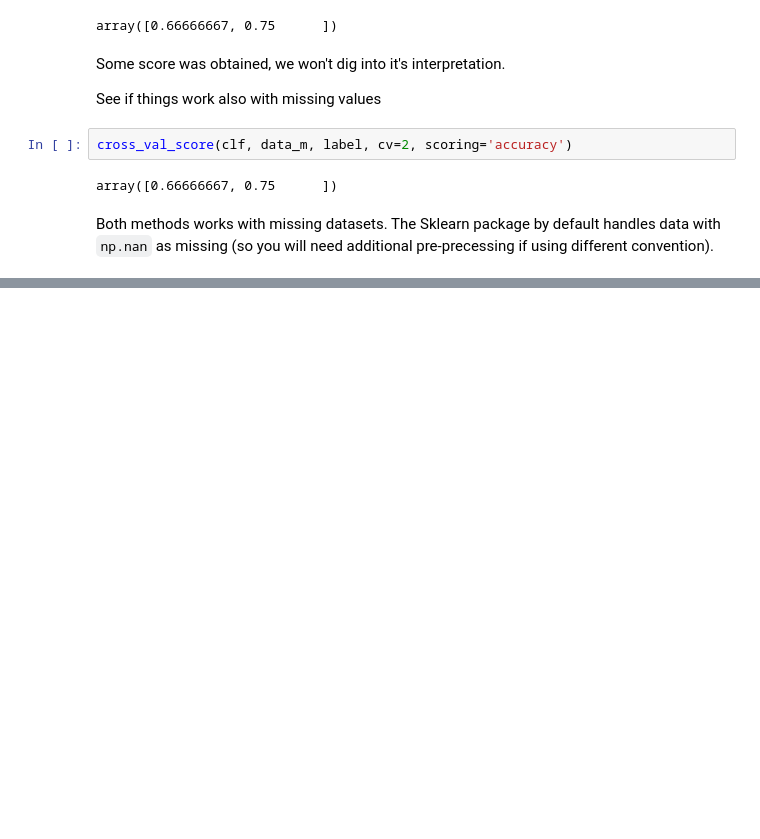
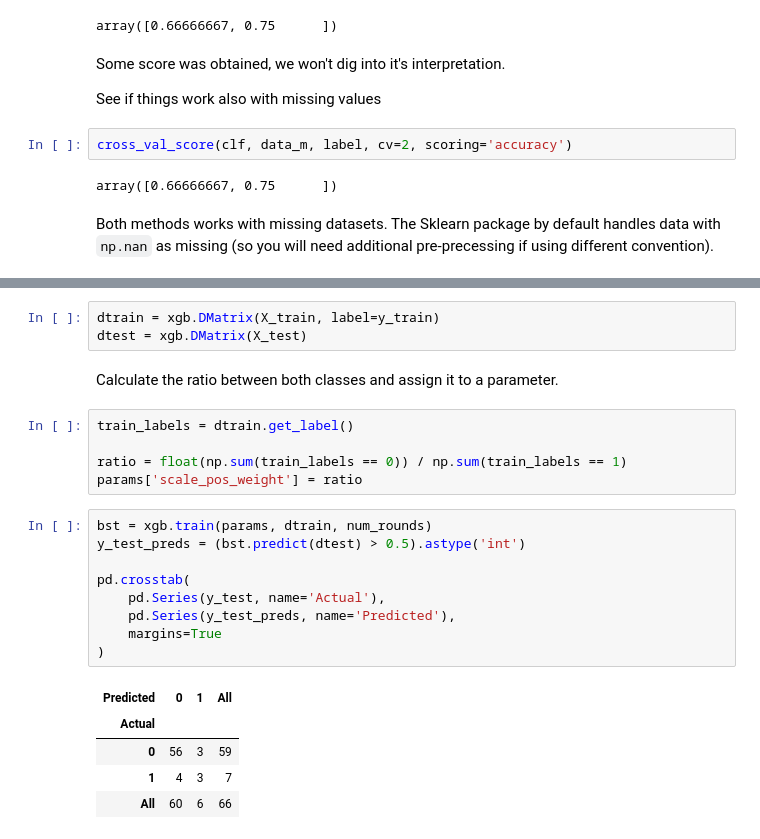
Before and after one commit to JKChang2015/Machine_Learning, a Jupyter notebook: XGBoost/Practical XGBoost.ipynb, the cells around one changed output, grey strips where cells are left out. Cells and saved outputs as stored; diff of their text form; blank space fills up the shorter version.

```diff
--- a/XGBoost/Practical XGBoost.ipynb
+++ b/XGBoost/Practical XGBoost.ipynb
@@ -881,0 +1024,25 @@ Both methods works with missing datasets. The Sklearn package by default handles
+# %%
+dtrain = xgb.DMatrix(X_train, label=y_train)
+dtest = xgb.DMatrix(X_test)
+# %% [markdown]
+Calculate the ratio between both classes and assign it to a parameter.
+# %%
+train_labels = dtrain.get_label()
+
+ratio = float(np.sum(train_labels == 0)) / np.sum(train_labels == 1)
+params['scale_pos_weight'] = ratio
+# %%
+bst = xgb.train(params, dtrain, num_rounds)
+y_test_preds = (bst.predict(dtest) > 0.5).astype('int')
+
+pd.crosstab(
+    pd.Series(y_test, name='Actual'),
+    pd.Series(y_test_preds, name='Predicted'),
+    margins=True
+)
+# %% [output]
+| Predicted | 0 | 1 | All |
+| Actual |  |  |  |
+| 0 | 56 | 3 | 59 |
+| 1 | 4 | 3 | 7 |
+| All | 60 | 6 | 66 |
```
Also changed, not shown: parts of 22 cells of this notebook, 1 other file.
